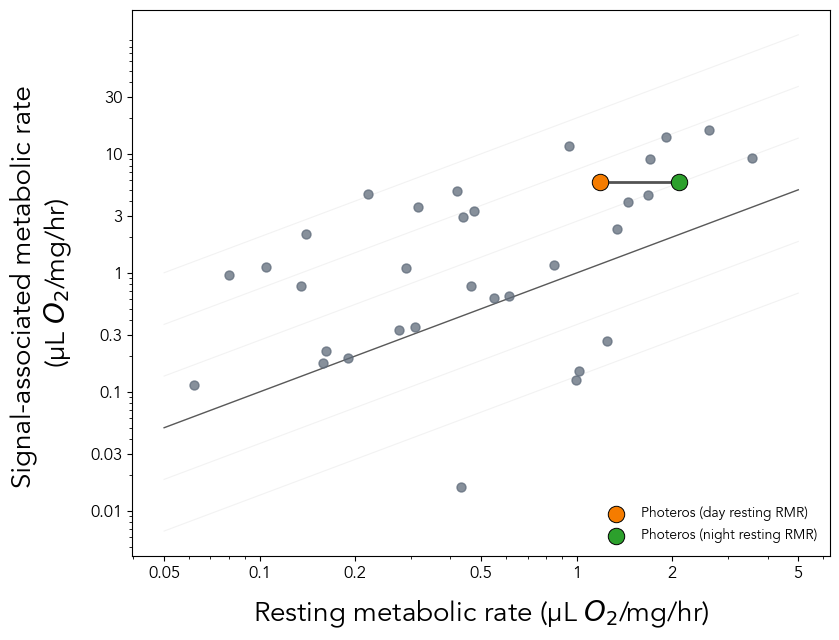
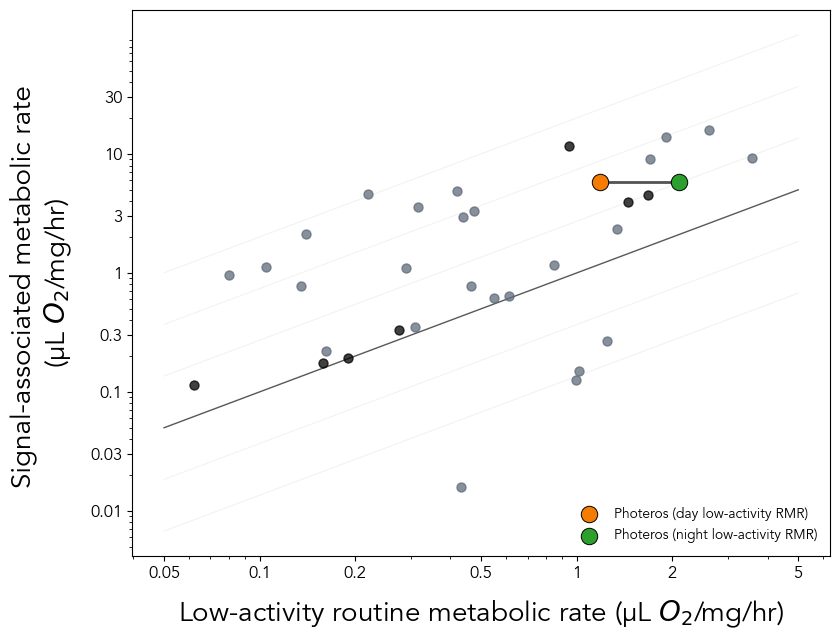
Unified diff of the notebook cell whose output changed from the first chart to the second:
--- before
+++ after
@@ -1,3 +1,3 @@
-# Combine baseline literature table with new rows (25-31) and plot with same style.
+# Combine baseline literature table with seven new rows (25-31).
 update_path = Path('../data/salazar_format_update_rows_25_31.csv')
 if not update_path.exists():
@@ -15,6 +15,11 @@
 update_df = update_df[existing_keep].copy()
 
+# Track the source so new literature-search rows can be distinguished visually.
+baseline_lit = lit.copy()
+baseline_lit['is_literature_update'] = False
+update_df['is_literature_update'] = True
+
 # Combine and prefer updated rows if sp_no overlaps.
-combined_lit = pd.concat([lit, update_df], ignore_index=True)
+combined_lit = pd.concat([baseline_lit, update_df], ignore_index=True)
 if 'sp_no' in combined_lit.columns:
     combined_lit = combined_lit.drop_duplicates(subset=['sp_no'], keep='last')
@@ -33,11 +38,12 @@
     y = row['signal_rate']
     group = row.get('group', None)
+    point_color = 'black' if row['is_literature_update'] else '#5f6b7a'
 
     used_icon = False
     if USE_ICONS and group in icon_paths:
-        used_icon = add_icon(ax, x, y, group=group)
+        used_icon = add_icon(ax, x, y, group=group, color=point_color)
 
     if not used_icon:
-        ax.scatter([x], [y], marker='o', s=42, color='#5f6b7a', alpha=0.75, zorder=2)
+        ax.scatter([x], [y], marker='o', s=42, color=point_color, alpha=0.75, zorder=2)
 
     if SHOW_POINT_NUMBERS:
@@ -92,3 +98,4 @@
 print('Baseline rows:', len(lit))
 print('Added update rows:', len(update_df))
+print('New literature-search rows shown in black:', int(combined_lit['is_literature_update'].sum()))
 print('Combined comparative rows:', len(combined_lit))

Commit: Cleaning up figures in repo